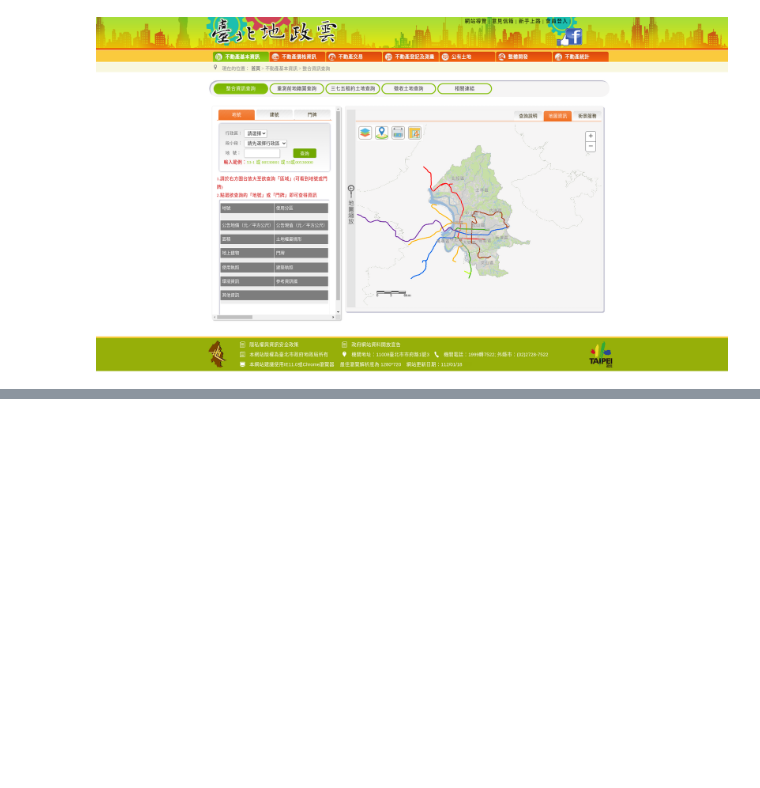
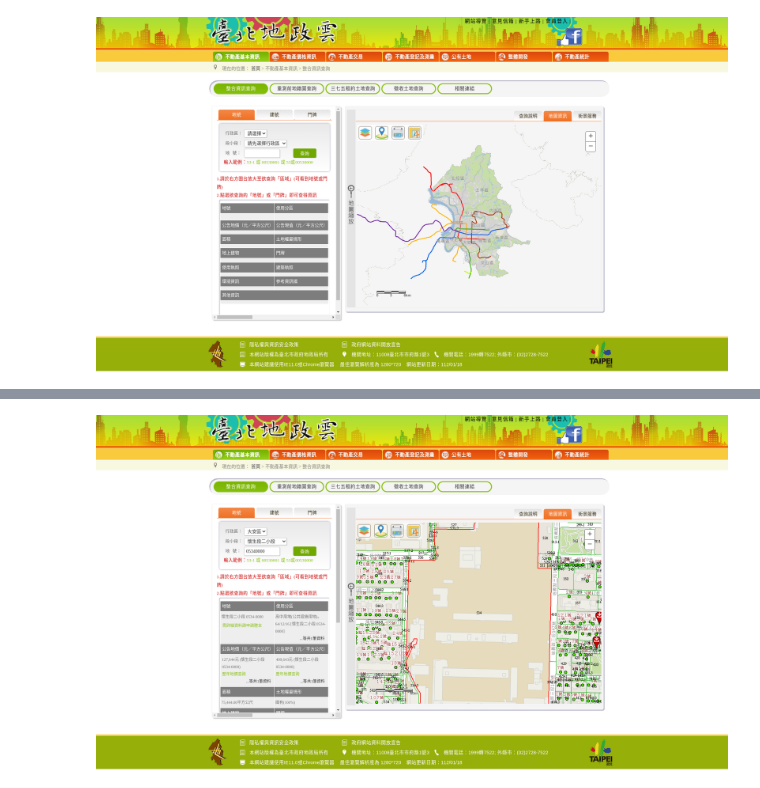
Before and after one commit to yctsaiyc/parkinglot, a Jupyter notebook: parkinglot.ipynb, the cells around one changed output, grey strips where cells are left out. Drawn from its saved outputs; the diff is of its cells as text; code cells hidden in the pictures; blank space fills up the shorter version.

```diff
--- a/parkinglot.ipynb
+++ b/parkinglot.ipynb
@@ -222,0 +214,14 @@ Message:
+# %%
+# 6. 點選標的
+try:
+    # WebDriverWait(driver, 20).until(EC.presence_of_element_located((By.ID, 'BodyRightMain'))).click()
+    driver.find_element(By.ID, 'tab5').click()
+except Exception as e:
+    print(e)
+
+sleep(10)
+driver.save_screenshot('result.png')
+img = Image.open('result.png')
+img
+# %% [output]
+[figure, added]
```
Also changed, not shown: parts of 5 cells of this notebook.
